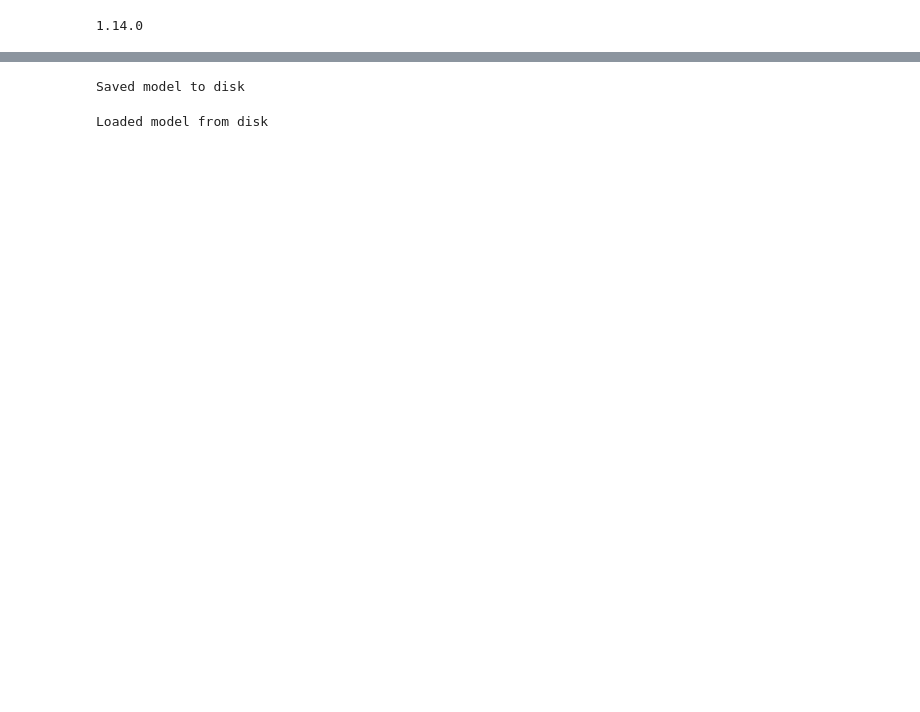
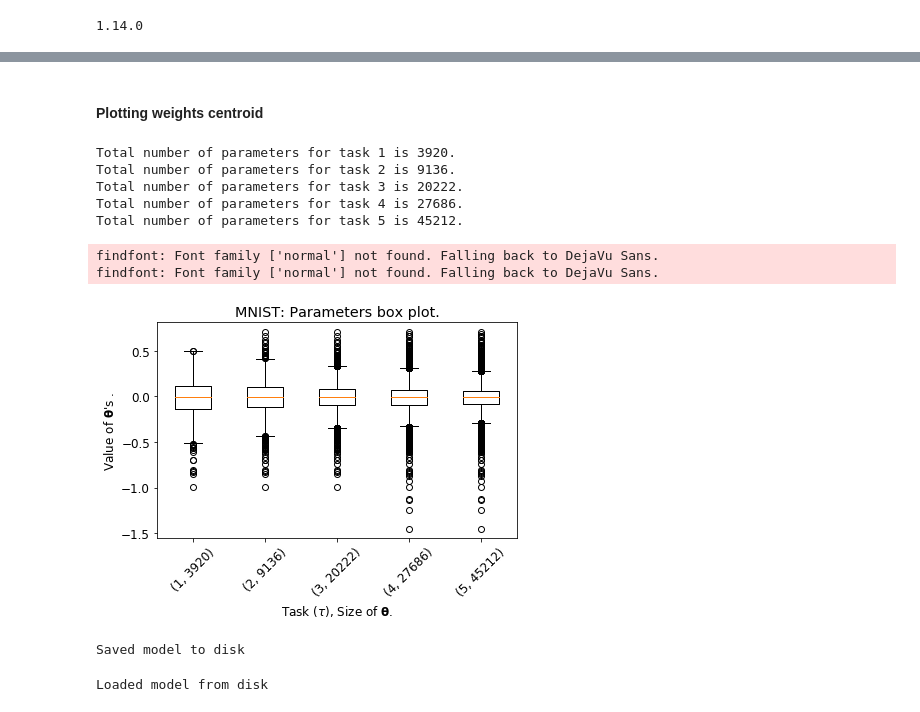
Before and after one commit to rkarn/ProgressiveLearningRNN, a Jupyter notebook: Raytune_MNIST_RNN_KerasAll.ipynb, the cells around one changed output, grey strips where cells are left out. Saved outputs shown, nothing was run; the diff lists cells and outputs as text; code cells hidden in the pictures; blank space fills up the shorter version.

```diff
--- a/Raytune_MNIST_RNN_KerasAll.ipynb
+++ b/Raytune_MNIST_RNN_KerasAll.ipynb
@@ -741,0 +759,10 @@ Learning rates:  [0.0035332382550846446, 0.0035332382550846446, 0.00277962585189
+# %%
+for i in range(len(Model_Perf_save['weights'])):
+    print(f'--------------Comparing with {i+1}th task.----------------')
+    for j in range((i+1), len(Model_Perf_save['weights'])):
+        print(f'For {j}th weight array.')
+        for weightarray_num in range(4):   #Looping over all the weight arry except last
+            try:
+                print(Model_Perf_save['weights'][i][weightarray_num] == Model_Perf_save['weights'][i][weightarray_num][:Model_Perf_save['weights'][i][:weightarray_num].shape[0],:Model_Perf_save['weights'][i][weightarray_num].shape[1]])
+            except:
+                print(Model_Perf_save['weights'][i][weightarray_num] == Model_Perf_save['weights'][i][weightarray_num][:len(Model_Perf_save['weights'][i][weightarray_num])])
@@ -742,3 +787,50 @@ Learning rates:  [0.0035332382550846446, 0.0035332382550846446, 0.00277962585189
+# %% [markdown]
+#### Plotting weights centroid
+# %%
+import itertools
+import pdb
+import collections
+
+def flatten(weights):
+    w = []
+    for l in weights:
+        if isinstance(l, collections.Iterable):
+            w = w + flatten(l)
+        else:
+            w = w + [l]
+    return w
+
+
+all_weights = {}
+boxplot_data = []
+for i,task in enumerate(Model_Perf_save['weights']):
+    all_weights[i+1] = flatten(task)
+    boxplot_data.append(all_weights[i+1])
+    print(f'Total number of parameters for task {i+1} is {len(all_weights[i+1])}.')
+import matplotlib
+font = {'family' : 'normal',
+        'weight'  : 'normal',
+        'size'   : 12}
+matplotlib.rc('font', **font)
+import matplotlib.pyplot as plt
+fig = plt.figure(figsize =(5, 3))
+ax = fig.add_axes([0, 0, 1, 1])
+bp = ax.boxplot(boxplot_data)
+ax.set_xlabel(r'Task ($\tau$), Size of $\mathbf{\theta}$.')
+plt.title('MNIST: Parameters box plot.')
+ax.set_ylabel(r"Value of $\mathbf{\theta}$'s .")
+ax.set_xticklabels([(i+1,len(all_weights[i+1])) for i in range(len(all_weights.keys()))], rotation = 45)
+plt.savefig('MNIST_params_boxplot.pdf', bbox_inches='tight')
+plt.show()
+# %% [output]
+Total number of parameters for task 1 is 3920.
+Total number of parameters for task 2 is 9136.
+Total number of parameters for task 3 is 20222.
+Total number of parameters for task 4 is 27686.
+Total number of parameters for task 5 is 45212.
+findfont: Font family ['normal'] not found. Falling back to DejaVu Sans.
+findfont: Font family ['normal'] not found. Falling back to DejaVu Sans.
+[figure, added]
 # %%
 from tensorflow.keras.models import model_from_json
 # serialize model to JSON
```
Also changed, not shown: parts of 9 cells of this notebook, 1 other file.
